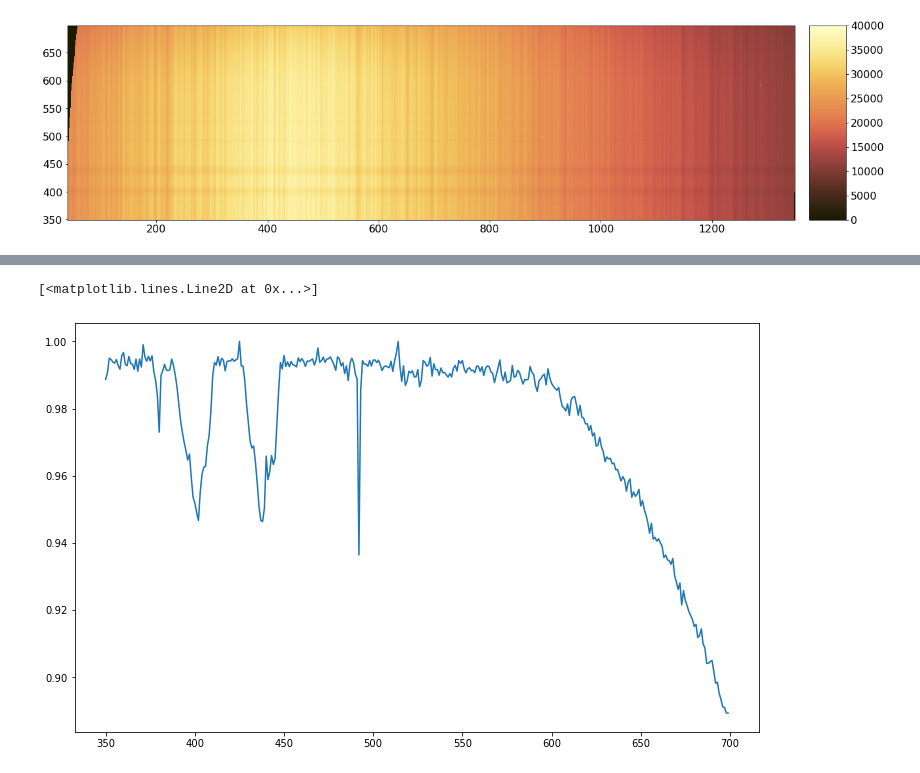
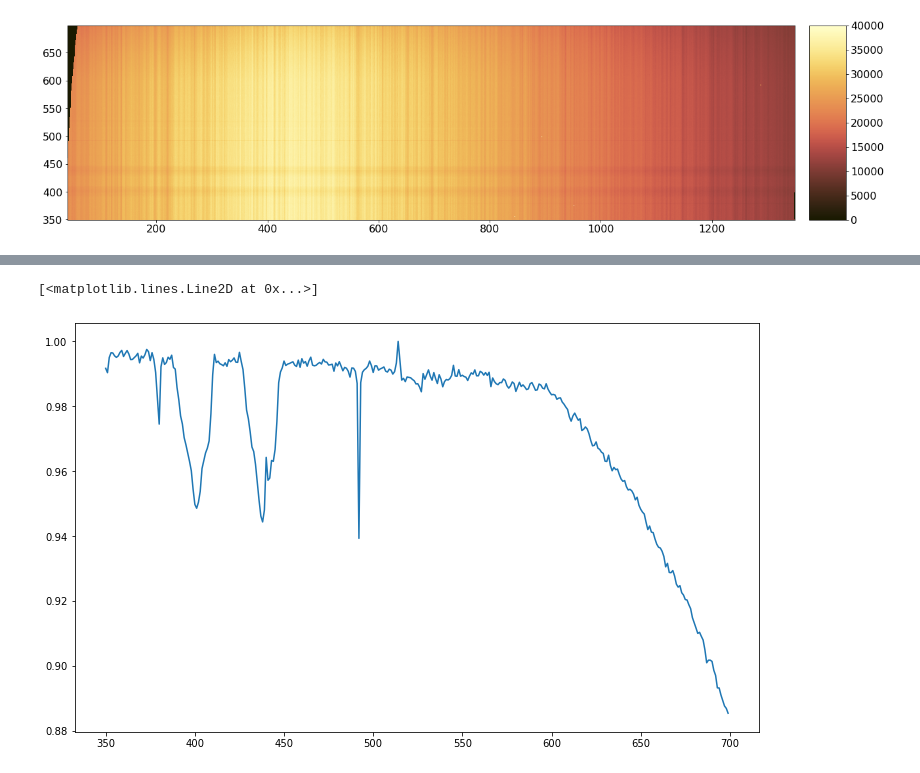
Before and after one commit to yjzhu-solar/Eclipse2017, a Jupyter notebook: ipynb/eclipse_calib/flatfield_green_curv_corr.ipynb, the cells around one changed output, grey strips where cells are left out. Cells and saved outputs as stored; diff of their text form; code cells hidden in the pictures.

```diff
--- a/ipynb/eclipse_calib/flatfield_green_curv_corr.ipynb
+++ b/ipynb/eclipse_calib/flatfield_green_curv_corr.ipynb
@@ -145,13 +145,13 @@ Text(0, 0.5, '')
 # %%
-flatfield_slicex = slice(701 - xstart_pixel, 709 - xstart_pixel)
+flatfield_slicex = slice(700, 720)
 sample_flatfield_y = np.average(flat_trans_mapcoor[:,flatfield_slicex],axis=1)
 sample_flatfield_y = sample_flatfield_y/sample_flatfield_y.max()
 
 fig, ax = plt.subplots(figsize=(10,6),constrained_layout=True)
 ax.plot(np.arange(testy_slice_mapcoor.start,testy_slice_mapcoor.stop), sample_flatfield_y)
 # %% [output]
 [<matplotlib.lines.Line2D at 0x...>]
-[figure, old version]
+[figure, new version]
 # %%
 with h5py.File("../../sav/Eclipse/FlatField/skyflat_green_1d_FeXIV_62nd.h5", 'w') as hf:
     df_flatfield_1d = hf.create_dataset("flatfield_1d",  data=sample_flatfield_y)
```
Also changed, not shown: parts of 4 cells of this notebook, 4 other files.
